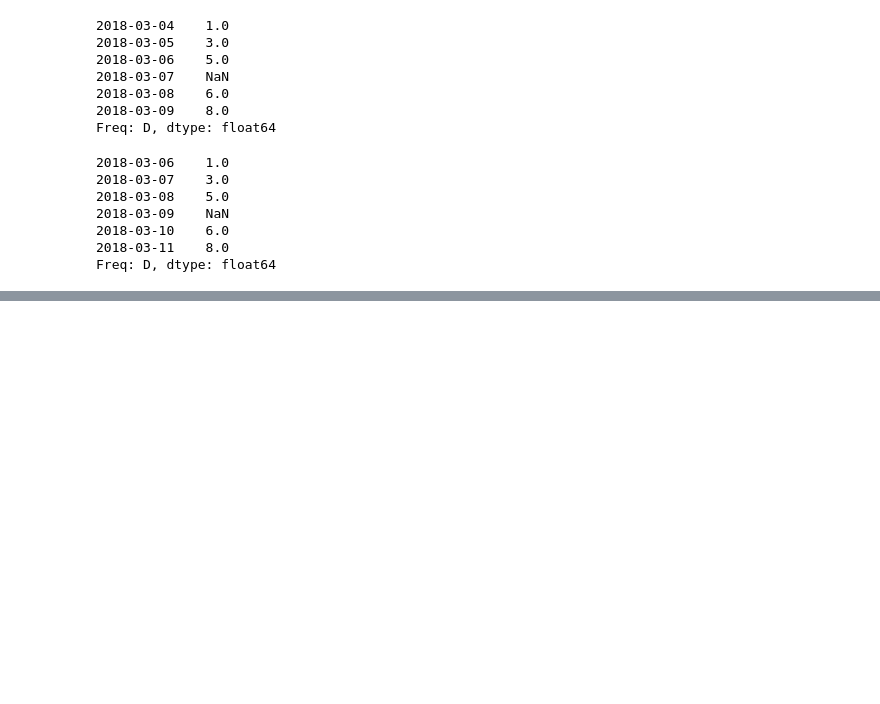
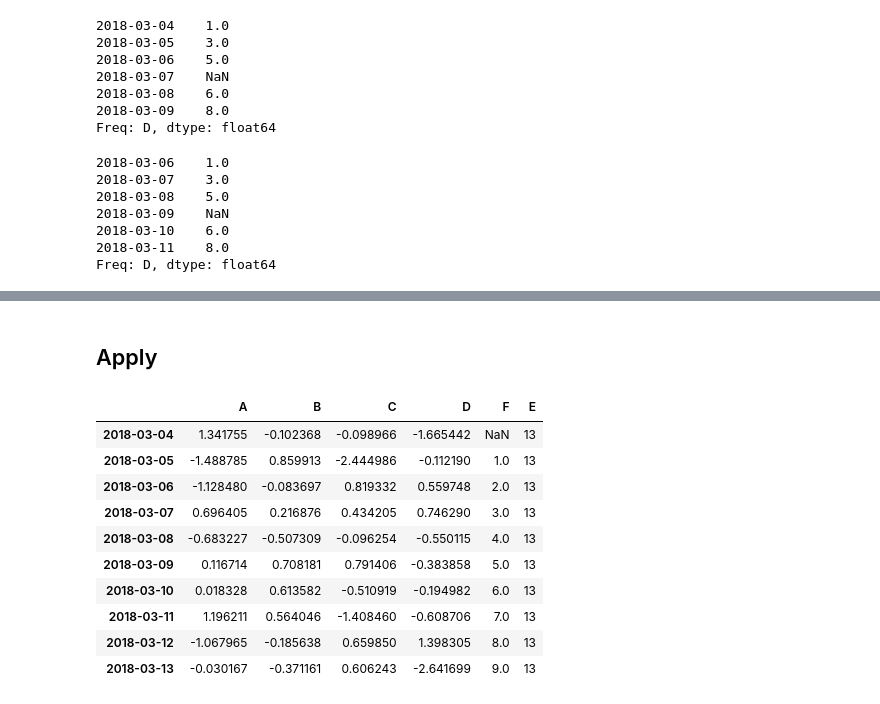
Before and after one commit to HyungtaeMoon/pandas-melon, a Jupyter notebook: 10minutes_to_pandas.ipynb, the cells around one changed output, grey strips where cells are left out. Saved outputs shown, nothing was run; the diff lists cells and outputs as text; code cells hidden in the pictures; blank space fills up the shorter version.

Commit message:
10MinToPandas: Apply

```diff
--- a/10minutes_to_pandas.ipynb
+++ b/10minutes_to_pandas.ipynb
@@ -608,0 +599,16 @@ df.sub(s, axis='index')
+# %% [markdown]
+## Apply
+# %%
+df.head(10)
+# %% [output]
+|  | A | B | C | D | F | E |
+| 2018-03-04 | 1.341755 | -0.102368 | -0.098966 | -1.665442 | NaN | 13 |
+| 2018-03-05 | -1.488785 | 0.859913 | -2.444986 | -0.112190 | 1.0 | 13 |
+| 2018-03-06 | -1.128480 | -0.083697 | 0.819332 | 0.559748 | 2.0 | 13 |
+| 2018-03-07 | 0.696405 | 0.216876 | 0.434205 | 0.746290 | 3.0 | 13 |
+| 2018-03-08 | -0.683227 | -0.507309 | -0.096254 | -0.550115 | 4.0 | 13 |
+| 2018-03-09 | 0.116714 | 0.708181 | 0.791406 | -0.383858 | 5.0 | 13 |
+| 2018-03-10 | 0.018328 | 0.613582 | -0.510919 | -0.194982 | 6.0 | 13 |
+| 2018-03-11 | 1.196211 | 0.564046 | -1.408460 | -0.608706 | 7.0 | 13 |
+| 2018-03-12 | -1.067965 | -0.185638 | 0.659850 | 1.398305 | 8.0 | 13 |
+| 2018-03-13 | -0.030167 | -0.371161 | 0.606243 | -2.641699 | 9.0 | 13 |
```
Also changed, not shown: parts of 37 cells of this notebook.
